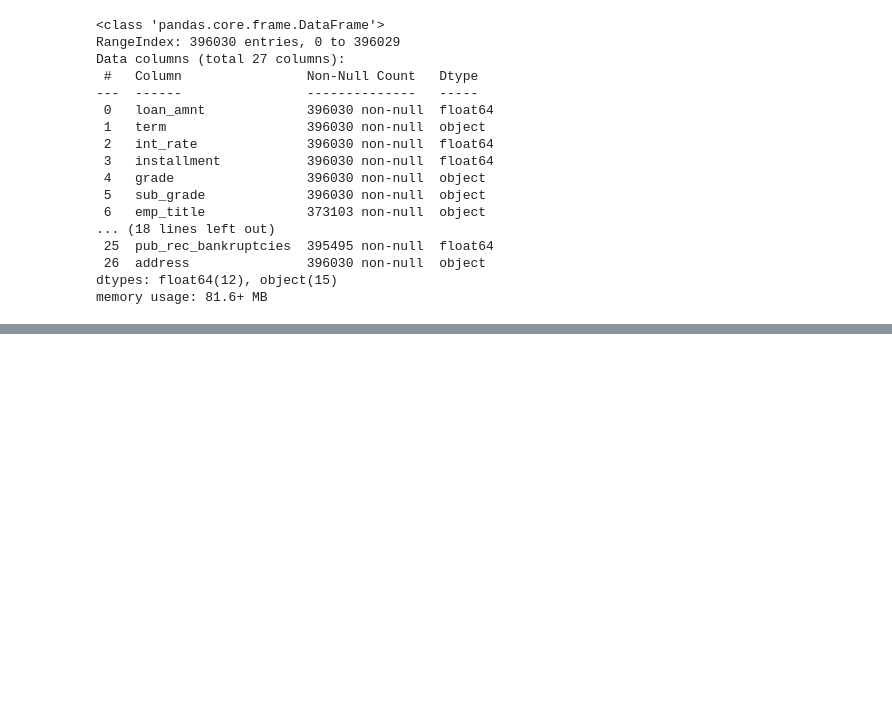
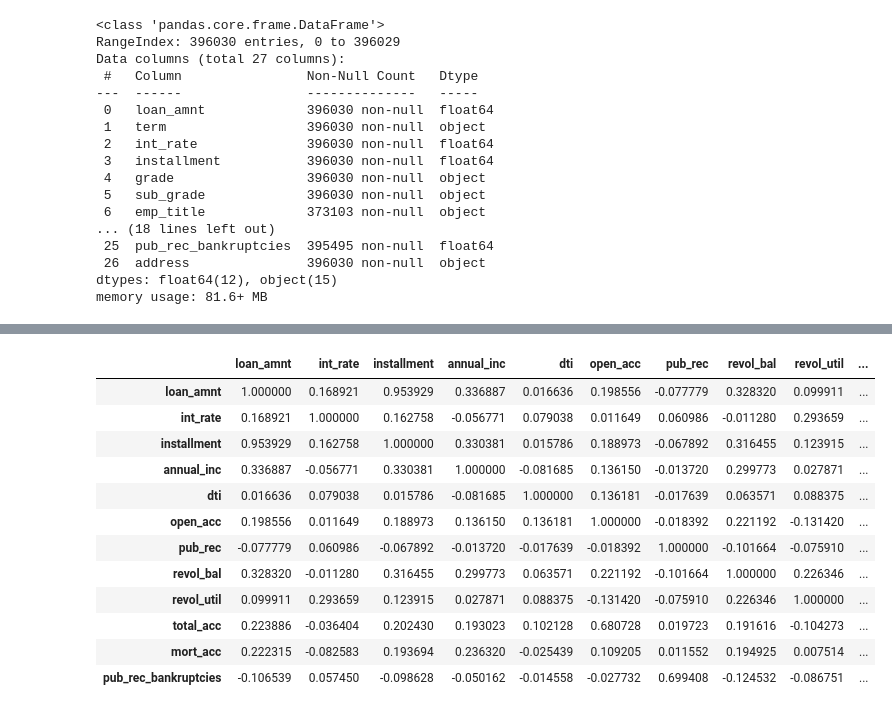
Before and after one commit to bdotbull/bb_learning_tf2_and_keras, a Jupyter notebook: topics/classification/classification_project.ipynb, the cells around one changed output, grey strips where cells are left out. Cells and saved outputs as stored; diff of their text form; code cells hidden in the pictures; blank space fills up the shorter version.

```diff
--- a/topics/classification/classification_project.ipynb
+++ b/topics/classification/classification_project.ipynb
@@ -78,0 +118,16 @@ memory usage: 81.6+ MB
+# %%
+df.corr()
+# %% [output]
+|  | loan_amnt | int_rate | installment | annual_inc | dti | open_acc | pub_rec | revol_bal | revol_util | ... |
+| loan_amnt | 1.000000 | 0.168921 | 0.953929 | 0.336887 | 0.016636 | 0.198556 | -0.077779 | 0.328320 | 0.099911 | ... |
+| int_rate | 0.168921 | 1.000000 | 0.162758 | -0.056771 | 0.079038 | 0.011649 | 0.060986 | -0.011280 | 0.293659 | ... |
+| installment | 0.953929 | 0.162758 | 1.000000 | 0.330381 | 0.015786 | 0.188973 | -0.067892 | 0.316455 | 0.123915 | ... |
+| annual_inc | 0.336887 | -0.056771 | 0.330381 | 1.000000 | -0.081685 | 0.136150 | -0.013720 | 0.299773 | 0.027871 | ... |
+| dti | 0.016636 | 0.079038 | 0.015786 | -0.081685 | 1.000000 | 0.136181 | -0.017639 | 0.063571 | 0.088375 | ... |
+| open_acc | 0.198556 | 0.011649 | 0.188973 | 0.136150 | 0.136181 | 1.000000 | -0.018392 | 0.221192 | -0.131420 | ... |
+| pub_rec | -0.077779 | 0.060986 | -0.067892 | -0.013720 | -0.017639 | -0.018392 | 1.000000 | -0.101664 | -0.075910 | ... |
+| revol_bal | 0.328320 | -0.011280 | 0.316455 | 0.299773 | 0.063571 | 0.221192 | -0.101664 | 1.000000 | 0.226346 | ... |
+| revol_util | 0.099911 | 0.293659 | 0.123915 | 0.027871 | 0.088375 | -0.131420 | -0.075910 | 0.226346 | 1.000000 | ... |
+| total_acc | 0.223886 | -0.036404 | 0.202430 | 0.193023 | 0.102128 | 0.680728 | 0.019723 | 0.191616 | -0.104273 | ... |
+| mort_acc | 0.222315 | -0.082583 | 0.193694 | 0.236320 | -0.025439 | 0.109205 | 0.011552 | 0.194925 | 0.007514 | ... |
+| pub_rec_bankruptcies | -0.106539 | 0.057450 | -0.098628 | -0.050162 | -0.014558 | -0.027732 | 0.699408 | -0.124532 | -0.086751 | ... |
```
Also changed, not shown: parts of 14 cells of this notebook.
